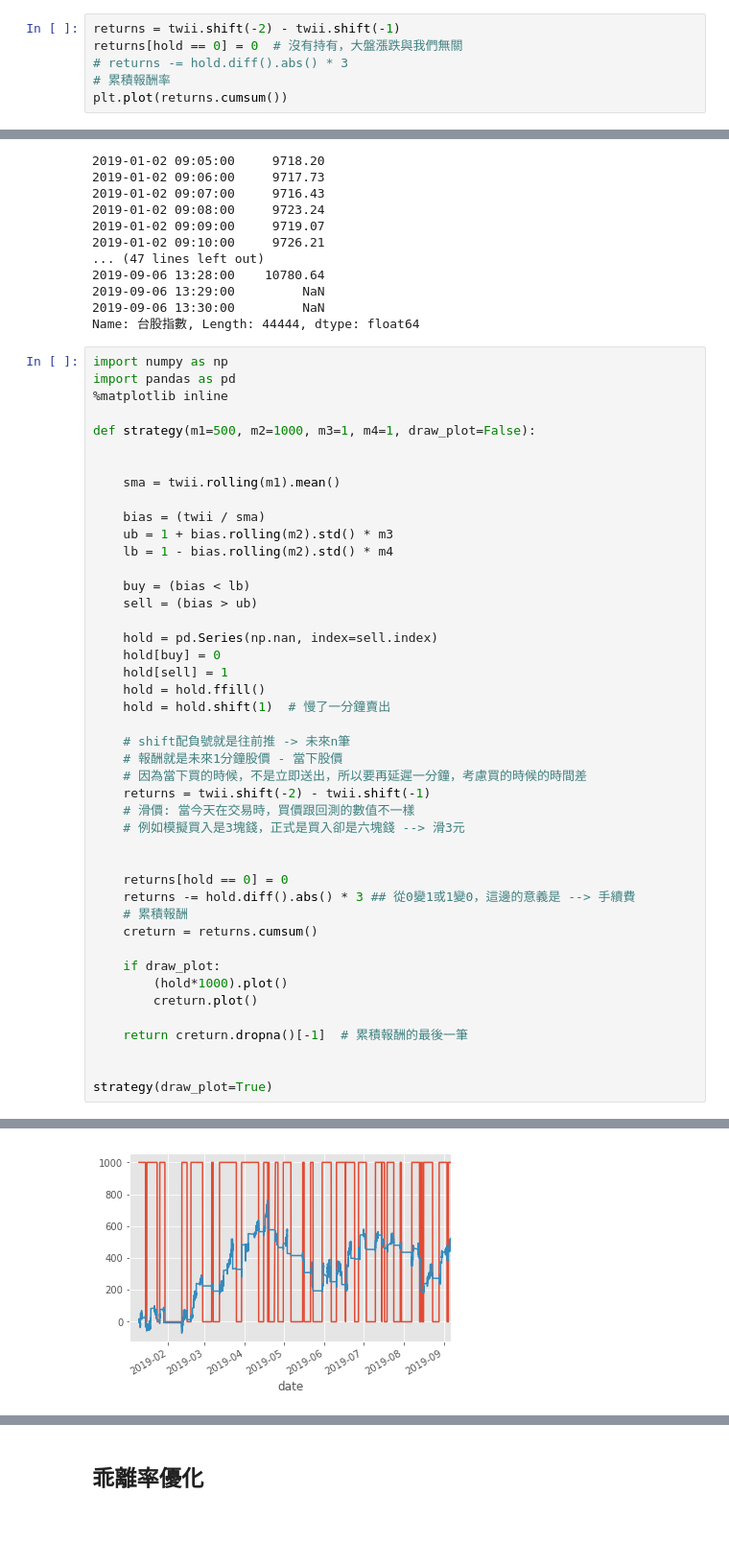
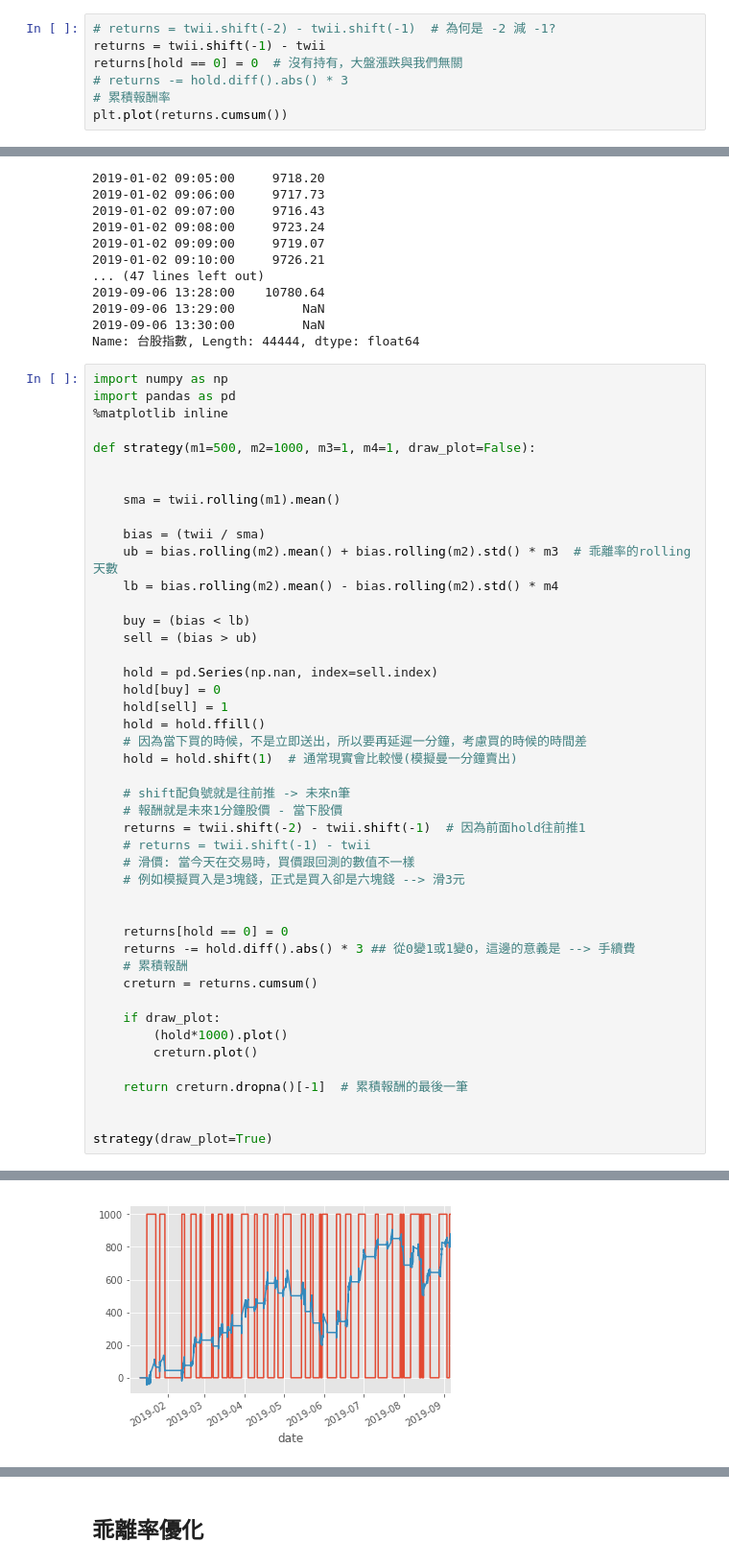
Before and after one commit to CHI-MING-LEE/workspace, a Jupyter notebook: Python_AI_Stock/finlab_course_2019/u04_parameter_optimization.ipynb, the cells around one changed output, grey strips where cells are left out. Shown at 96% size. Drawn from its saved outputs; the diff is of its cells as text; blank space fills up the shorter version.

```diff
--- a/Python_AI_Stock/finlab_course_2019/u04_parameter_optimization.ipynb
+++ b/Python_AI_Stock/finlab_course_2019/u04_parameter_optimization.ipynb
@@ -100,7 +103,8 @@ Length: 44444, dtype: float64
 # %% [markdown]
 #### 報酬率
 # %%
-returns = twii.shift(-2) - twii.shift(-1)
+# returns = twii.shift(-2) - twii.shift(-1)  # 為何是 -2 減 -1?
+returns = twii.shift(-1) - twii
 returns[hold == 0] = 0  # 沒有持有，大盤漲跌與我們無關
 # returns -= hold.diff().abs() * 3
 # 累積報酬率
@@ -139,8 +143,8 @@ def strategy(m1=500, m2=1000, m3=1, m4=1, draw_plot=False):
     sma = twii.rolling(m1).mean()
 
     bias = (twii / sma)
-    ub = 1 + bias.rolling(m2).std() * m3
-    lb = 1 - bias.rolling(m2).std() * m4
+    ub = bias.rolling(m2).mean() + bias.rolling(m2).std() * m3  # 乖離率的rolling天數
+    lb = bias.rolling(m2).mean() - bias.rolling(m2).std() * m4
 
     buy = (bias < lb)
     sell = (bias > ub)
@@ -149,12 +153,13 @@ def strategy(m1=500, m2=1000, m3=1, m4=1, draw_plot=False):
     hold[buy] = 0
     hold[sell] = 1
     hold = hold.ffill()
-    hold = hold.shift(1)  # 慢了一分鐘賣出
+    # 因為當下買的時候，不是立即送出，所以要再延遲一分鐘，考慮買的時候的時間差
+    hold = hold.shift(1)  # 通常現實會比較慢(模擬曼一分鐘賣出)
 
     # shift配負號就是往前推 -> 未來n筆
     # 報酬就是未來1分鐘股價 - 當下股價
-    # 因為當下買的時候，不是立即送出，所以要再延遲一分鐘，考慮買的時候的時間差
-    returns = twii.shift(-2) - twii.shift(-1)
+    returns = twii.shift(-2) - twii.shift(-1)  # 因為前面hold往前推1
+    # returns = twii.shift(-1) - twii
     # 滑價: 當今天在交易時，買價跟回測的數值不一樣
     # 例如模擬買入是3塊錢，正式是買入卻是六塊錢 --> 滑3元
 
@@ -177 +182 @@ strategy(draw_plot=True)
-[figure, old version]
+[figure, new version]
```
Also changed, not shown: parts of 5 cells of this notebook, 16 other files.
